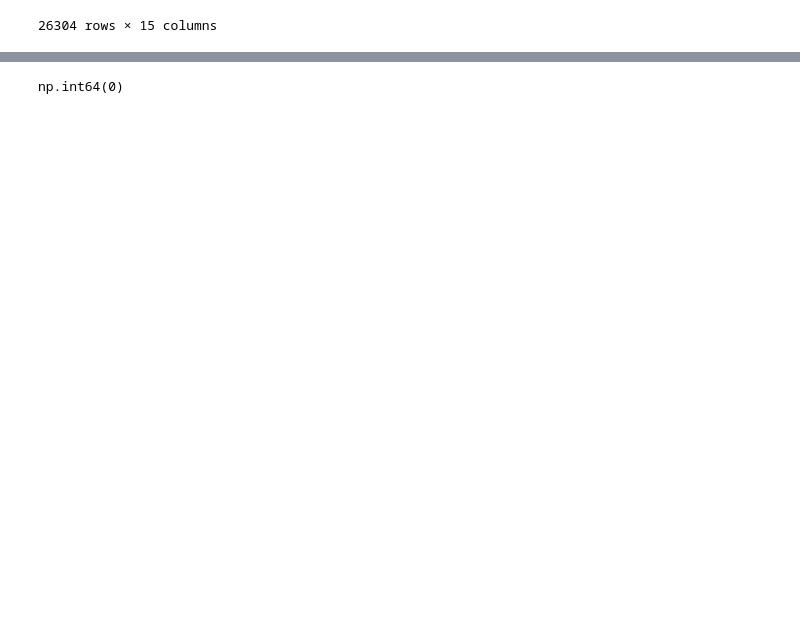
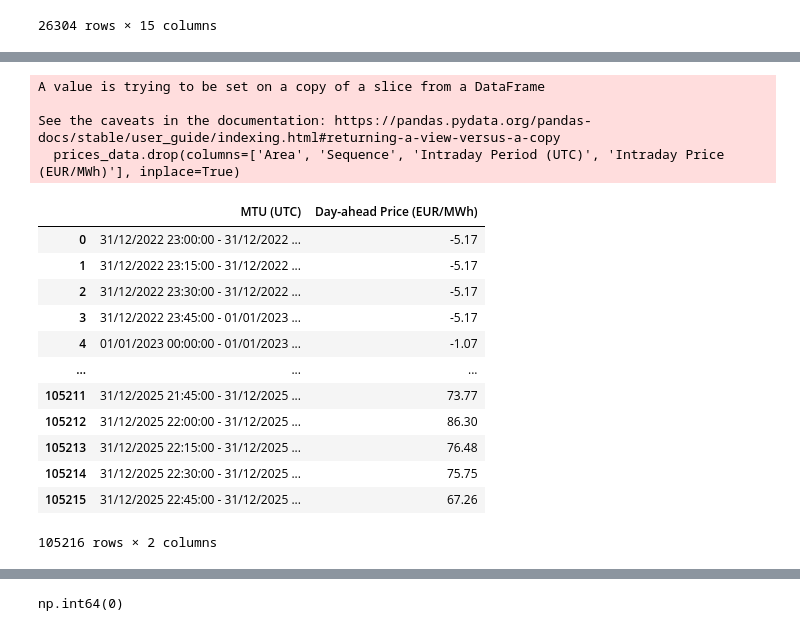
Before and after one commit to Nikshay-Jain/eu-power-fair-value, a Jupyter notebook: nb.ipynb, the cells around one changed output, grey strips where cells are left out. Saved outputs shown, nothing was run; the diff lists cells and outputs as text; code cells hidden in the pictures; blank space fills up the shorter version.

```diff
--- a/nb.ipynb
+++ b/nb.ipynb
@@ -282,0 +301,23 @@ gen_hourly
+# %%
+prices_data = prices_data[prices_data['Sequence'] == 'Sequence Sequence 1']
+prices_data.drop(columns=['Area', 'Sequence', 'Intraday Period (UTC)', 'Intraday Price (EUR/MWh)'], inplace=True)
+prices_data.reset_index(drop=True, inplace=True)
+prices_data
+# %% [output]
+A value is trying to be set on a copy of a slice from a DataFrame
+
+See the caveats in the documentation: https://pandas.pydata.org/pandas-docs/stable/user_guide/indexing.html#returning-a-view-versus-a-copy
+  prices_data.drop(columns=['Area', 'Sequence', 'Intraday Period (UTC)', 'Intraday Price (EUR/MWh)'], inplace=True)
+|  | MTU (UTC) | Day-ahead Price (EUR/MWh) |
+| 0 | 31/12/2022 23:00:00 - 31/12/2022 ... | -5.17 |
+| 1 | 31/12/2022 23:15:00 - 31/12/2022 ... | -5.17 |
+| 2 | 31/12/2022 23:30:00 - 31/12/2022 ... | -5.17 |
+| 3 | 31/12/2022 23:45:00 - 01/01/2023 ... | -5.17 |
+| 4 | 01/01/2023 00:00:00 - 01/01/2023 ... | -1.07 |
+| ... | ... | ... |
+| 105211 | 31/12/2025 21:45:00 - 31/12/2025 ... | 73.77 |
+| 105212 | 31/12/2025 22:00:00 - 31/12/2025 ... | 86.30 |
+| 105213 | 31/12/2025 22:15:00 - 31/12/2025 ... | 76.48 |
+| 105214 | 31/12/2025 22:30:00 - 31/12/2025 ... | 75.75 |
+| 105215 | 31/12/2025 22:45:00 - 31/12/2025 ... | 67.26 |
+105216 rows × 2 columns
```
Also changed, not shown: parts of 6 cells of this notebook, 12 other files.
